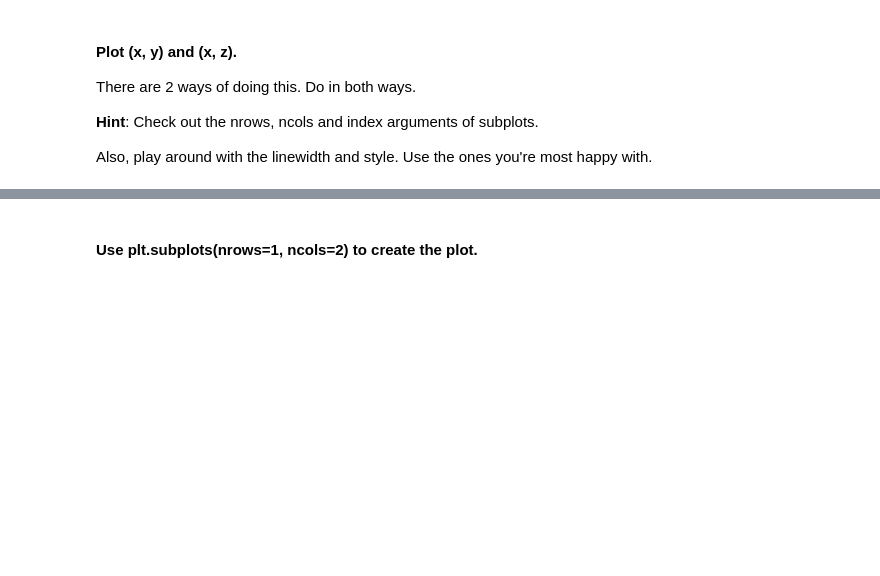
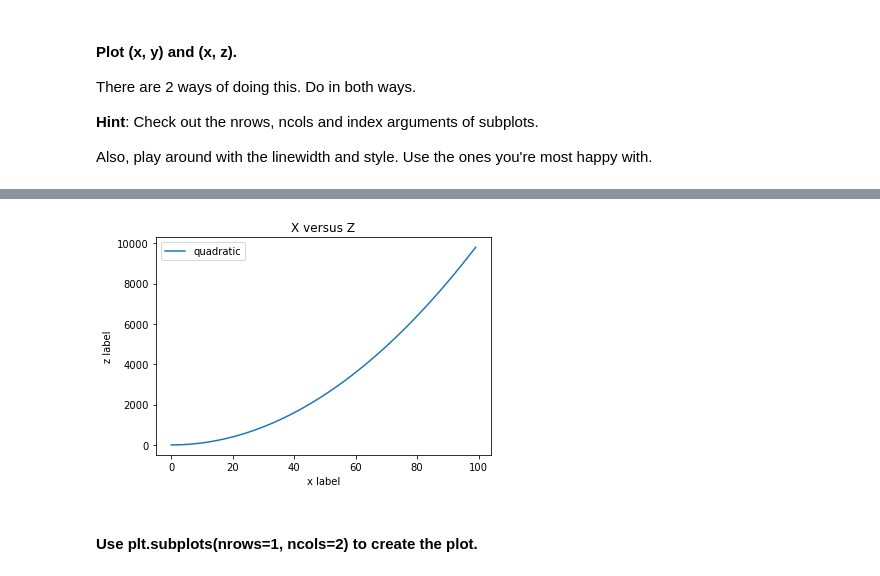
Before and after one commit to abarrasa/dataptmad1121_labs, a Jupyter notebook: module-2/matplotlib-seaborn/your-code/main.ipynb, the cells around one changed output, grey strips where cells are left out. Drawn from its saved outputs; the diff is of its cells as text; code cells hidden in the pictures; blank space fills up the shorter version.

```diff
--- a/module-2/matplotlib-seaborn/your-code/main.ipynb
+++ b/module-2/matplotlib-seaborn/your-code/main.ipynb
@@ -25,2 +36,11 @@ Also, play around with the linewidth and style. Use the ones you're most happy w
+# %%
+plt.plot(x, z, label='quadratic')
+plt.xlabel('x label')
+plt.ylabel('z label')
+plt.title("X versus Z")
+plt.legend()
+plt.show()
+# %% [output]
+[figure, added]
 # %% [markdown]
 #### Use plt.subplots(nrows=1, ncols=2) to create the plot.
```
Also changed, not shown: parts of 9 cells of this notebook.
